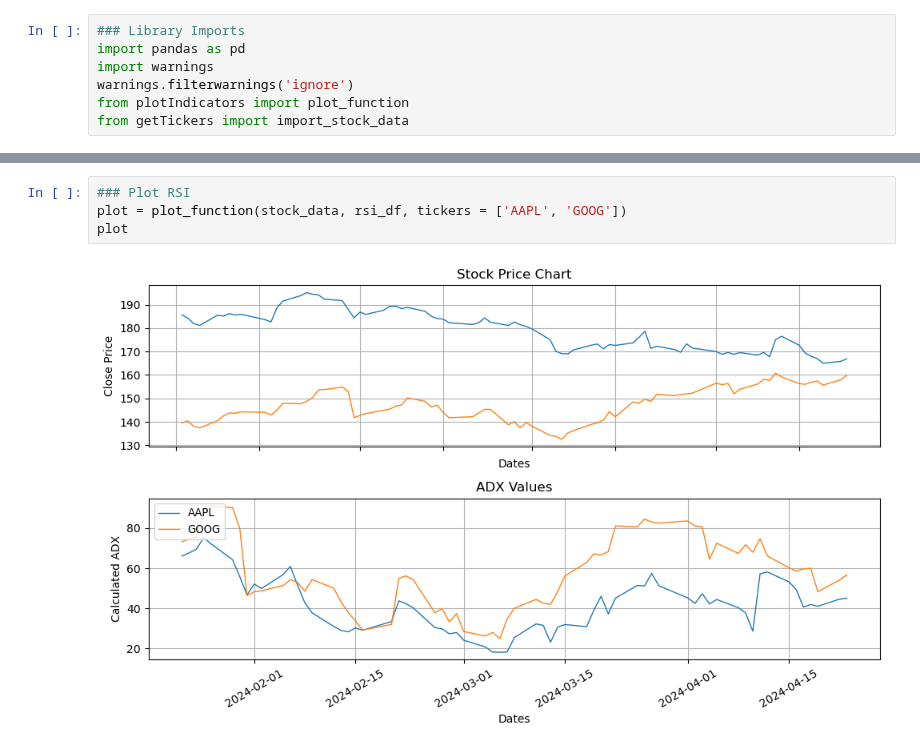
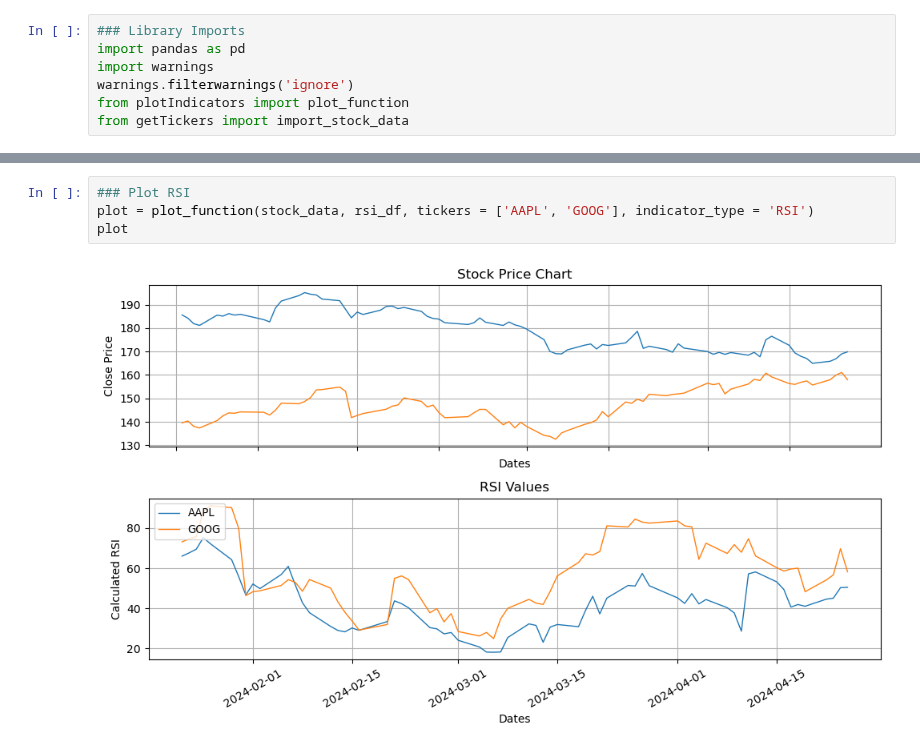
Before and after one commit to mburley127/TradingIndicators, a Jupyter notebook: Indicators/RSI.ipynb, the cells around one changed output, grey strips where cells are left out. Saved outputs shown, nothing was run; the diff lists cells and outputs as text.

```diff
--- a/Indicators/RSI.ipynb
+++ b/Indicators/RSI.ipynb
@@ -68,6 +68,6 @@ RSI values list:  {'AAPL': 45.09803708240946, 'GOOG': 56.715864708752015}
 # %%
 ### Plot RSI
-plot = plot_function(stock_data, rsi_df, tickers = ['AAPL', 'GOOG'])
+plot = plot_function(stock_data, rsi_df, tickers = ['AAPL', 'GOOG'], indicator_type = 'RSI')
 plot
 # %% [output]
-[figure, old version]
+[figure, new version]
```
Also changed, not shown: parts of 2 cells of this notebook, 4 other files.
